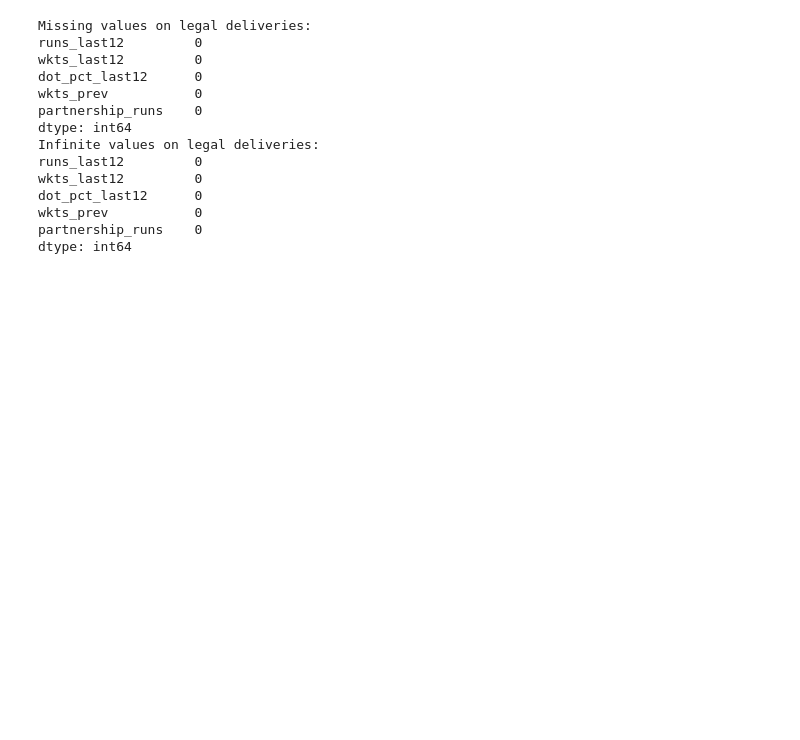
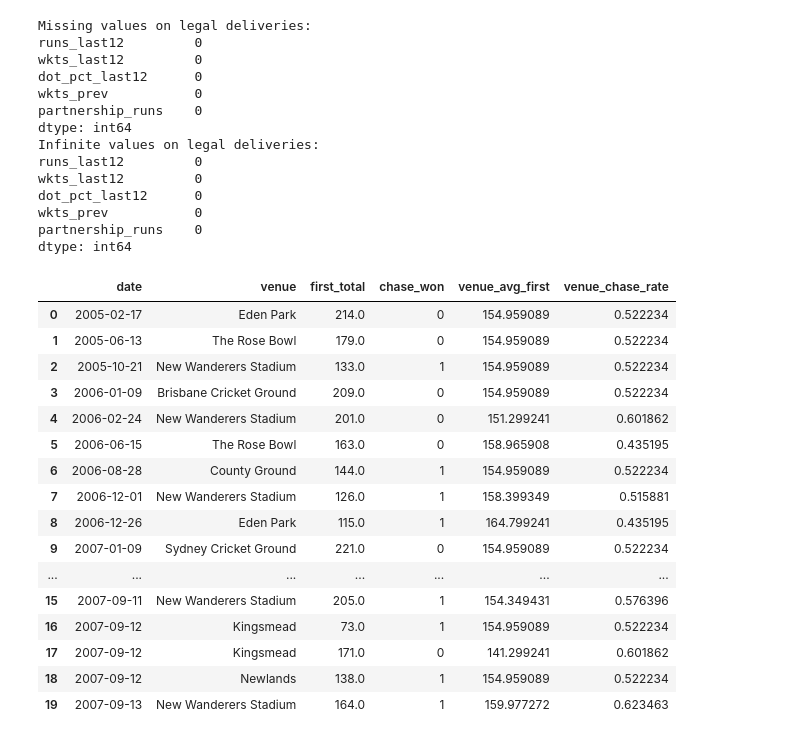
Before and after one commit to karnesh-sg/cric-win-pred, a Jupyter notebook: notebooks/01_eda.ipynb, the cells around one changed output. Cells and saved outputs as stored; diff of their text form; code cells hidden in the pictures; blank space fills up the shorter version.

```diff
--- a/notebooks/01_eda.ipynb
+++ b/notebooks/01_eda.ipynb
@@ -571,3 +571,41 @@ dot_pct_last12      0
 wkts_prev           0
 partnership_runs    0
 dtype: int64
+# %%
+import pandas as pd
+from cricketwp.features import add_venue_priors
+
+m = pd.read_parquet("../data/interim/matches.parquet")
+
+m_features = add_venue_priors(m)
+
+display(
+    m_features[
+        [
+            "date",
+            "venue",
+            "first_total",
+            "chase_won",
+            "venue_avg_first",
+            "venue_chase_rate",
+        ]
+    ].head(20)
+)
+# %% [output]
+|  | date | venue | first_total | chase_won | venue_avg_first | venue_chase_rate |
+| 0 | 2005-02-17 | Eden Park | 214.0 | 0 | 154.959089 | 0.522234 |
+| 1 | 2005-06-13 | The Rose Bowl | 179.0 | 0 | 154.959089 | 0.522234 |
+| 2 | 2005-10-21 | New Wanderers Stadium | 133.0 | 1 | 154.959089 | 0.522234 |
+| 3 | 2006-01-09 | Brisbane Cricket Ground | 209.0 | 0 | 154.959089 | 0.522234 |
+| 4 | 2006-02-24 | New Wanderers Stadium | 201.0 | 0 | 151.299241 | 0.601862 |
+| 5 | 2006-06-15 | The Rose Bowl | 163.0 | 0 | 158.965908 | 0.435195 |
+| 6 | 2006-08-28 | County Ground | 144.0 | 1 | 154.959089 | 0.522234 |
+| 7 | 2006-12-01 | New Wanderers Stadium | 126.0 | 1 | 158.399349 | 0.515881 |
+| 8 | 2006-12-26 | Eden Park | 115.0 | 1 | 164.799241 | 0.435195 |
+| 9 | 2007-01-09 | Sydney Cricket Ground | 221.0 | 0 | 154.959089 | 0.522234 |
+| ... | ... | ... | ... | ... | ... | ... |
+| 15 | 2007-09-11 | New Wanderers Stadium | 205.0 | 1 | 154.349431 | 0.576396 |
+| 16 | 2007-09-12 | Kingsmead | 73.0 | 1 | 154.959089 | 0.522234 |
+| 17 | 2007-09-12 | Kingsmead | 171.0 | 0 | 141.299241 | 0.601862 |
+| 18 | 2007-09-12 | Newlands | 138.0 | 1 | 154.959089 | 0.522234 |
+| 19 | 2007-09-13 | New Wanderers Stadium | 164.0 | 1 | 159.977272 | 0.623463 |
```
Also changed, not shown: parts of 50 cells of this notebook.
